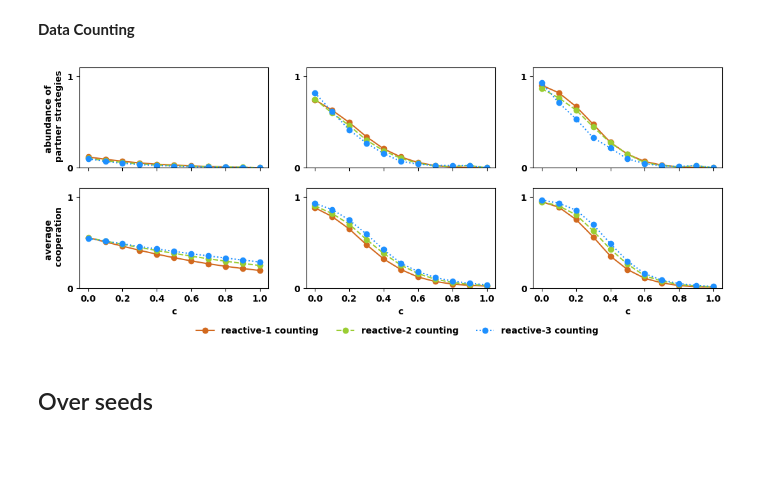
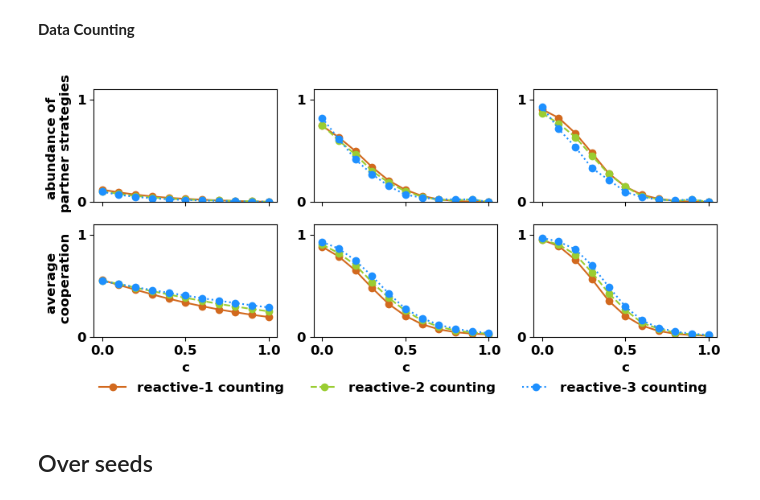
Before and after one commit to Nikoleta-v3/conditional-cooperation-with-longer-memory, a Jupyter notebook: notebooks/3.6. Evolutionary Simulations .ipynb, the cells around one changed output. Drawn from its saved outputs; the diff is of its cells as text; code cells hidden in the pictures; blank space fills up the shorter version.

```diff
--- a/notebooks/3.6. Evolutionary Simulations .ipynb
+++ b/notebooks/3.6. Evolutionary Simulations .ipynb
@@ -19,7 +19,7 @@ from mpl_toolkits.axes_grid1 import make_axes_locatable
 # %%
 plt.rcParams["font.weight"] = "bold"
 plt.rcParams["axes.labelweight"] = "bold"
-plt.rcParams["font.size"] = 10
+plt.rcParams["font.size"] = 12
 # %% [markdown]
 ## Evolutionary simulations
 # %% [markdown]
@@ -43,7 +43,7 @@ reactive_two = pd.read_csv("../prc_data/evolution_over_c_and_beta_reactive_two.c
 # %%
 reactive_three = pd.read_csv("../prc_data/evolution_over_c_and_beta_reactive_three.csv", index_col=0)
 # %%
-fig, axes = plt.subplots(ncols=3, nrows=2, sharex=True)
+fig, axes = plt.subplots(ncols=3, nrows=2, figsize=(10, 4), sharex=True)
 
 for i, df in enumerate([reactive_one, reactive_two, reactive_three]):
     groups_beta = df.groupby("beta")
@@ -78,7 +78,7 @@ for i in range(3):
     axes[1, i].set_xlabel("c")
     axes[0, i].set_title(labels[i])
 
-axes[1, 1].legend(framealpha=0, ncol=3, loc = (-.25, -.5))
+axes[1, 1].legend(framealpha=0, ncol=3, loc = (-.7, -.55))
 
 axes[1, 0].set_ylabel("average \n cooperation");
 
@@ -101,7 +103,7 @@ linestyles = ['-o', '--o', ':o']
 
 labels_idx = ['reactive-1 counting', 'reactive-2 counting', 'reactive-3 counting']
 # %%
-fig, axes = plt.subplots(ncols=3, nrows=2, figsize=(13, 4.5), sharex=True)
+fig, axes = plt.subplots(ncols=3, nrows=2, figsize=(10, 4), sharex=True)
 
 for i, df in enumerate([reactive_one, reactive_counting_two, reactive_counting_three]):
     groups_beta = df.groupby("beta")
@@ -115,36 +117,36 @@ for i, df in enumerate([reactive_one, reactive_counting_two, reactive_counting_t
             group = group.sort_values("c")
             cost_groups = group.groupby("c")
 
             for _, cost_group in cost_groups:
                 points.append(sum(cost_group['frequencies norm'] * cost_group['cooperation']))
                 abudance.append(cost_group[cost_group['isPartner'] == True]['frequencies norm'].sum())
 
 
             axes[0, j].plot(np.linspace(0, 1, 11), abudance, linestyles[i], color=colors_idx[i],
                          label=labels_idx[i],)
 
             axes[1, j].plot(np.linspace(0, 1, 11), points, linestyles[i], color=colors_idx[i],
                  label=labels_idx[i])
 
 for i in range(3):
     axes[0, i].set_ylim(0, 1.1)
     axes[1, i].set_ylim(0, 1.1)
 
     axes[0, i].set_yticks(np.arange(0, 2))
     axes[1, i].set_yticks(np.arange(0, 2))
 
     axes[1, i].set_xlabel("c")
-#     axes[0, i].set_title(labels[i])
+    axes[0, i].set_title(labels[i], color="white")
 
-axes[1, 1].legend(framealpha=0, ncol=3, loc = (-.6, -.5))
+axes[1, 1].legend(framealpha=0, ncol=3, loc = (-1.2, -.55))
 
 axes[1, 0].set_ylabel("average \n cooperation");
 
 axes[0, 0].set_ylabel("abundance of \n partner strategies");
 
 fig.savefig("../figures/abundance_of_partner_counting_strategies.pdf", bbox_inches='tight')
 # %% [output]
-[figure, old version]
+[figure, new version]
 # %% [markdown]
 ## Over seeds
 # %%
```
Also changed, not shown: parts of 1 cell of this notebook, 10 other files.
